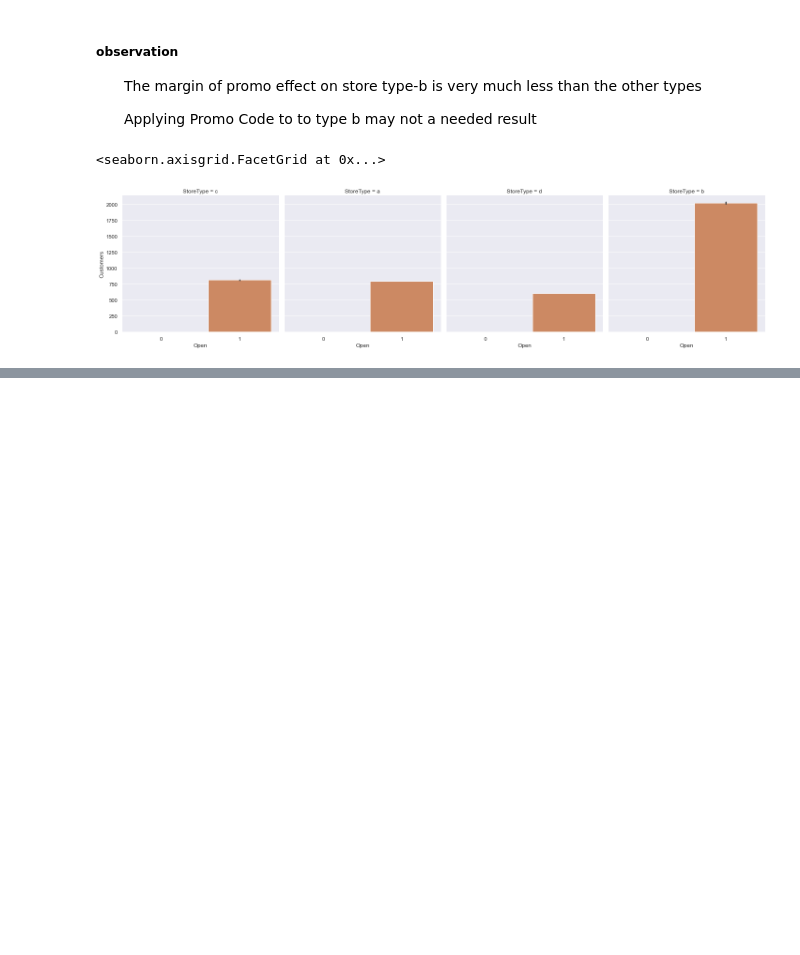
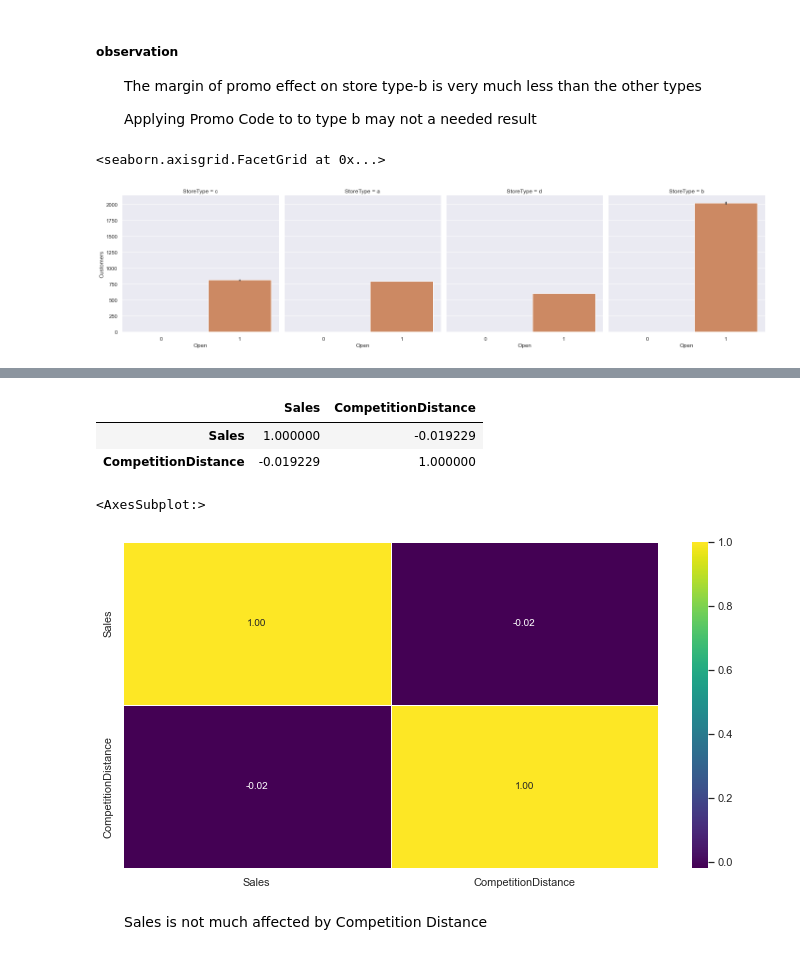
Before and after one commit to abeselomg/-pharmaceutical-sales-prediction, a Jupyter notebook: notebooks/data-exploration.ipynb, the cells around one changed output, grey strips where cells are left out. Cells and saved outputs as stored; diff of their text form; code cells hidden in the pictures; blank space fills up the shorter version.

```diff
--- a/notebooks/data-exploration.ipynb
+++ b/notebooks/data-exploration.ipynb
@@ -289,0 +395,14 @@ memory usage: 170.7+ MB
+# %%
+
+competition_df_corr = competition_df[["Sales", "CompetitionDistance"]].corr()
+display(competition_df_corr)
+plt.figure(figsize=(12, 6))
+sns.heatmap(competition_df_corr,annot=True, cmap='viridis', fmt='.2f', linewidths=.5,)
+# %% [output]
+|  | Sales | CompetitionDistance |
+| Sales | 1.000000 | -0.019229 |
+| CompetitionDistance | -0.019229 | 1.000000 |
+<AxesSubplot:>
+[figure, added]
+# %% [markdown]
+<ul>Sales is not much affected by Competition Distance</ul>
```
Also changed, not shown: parts of 18 cells of this notebook, 6 other files.
